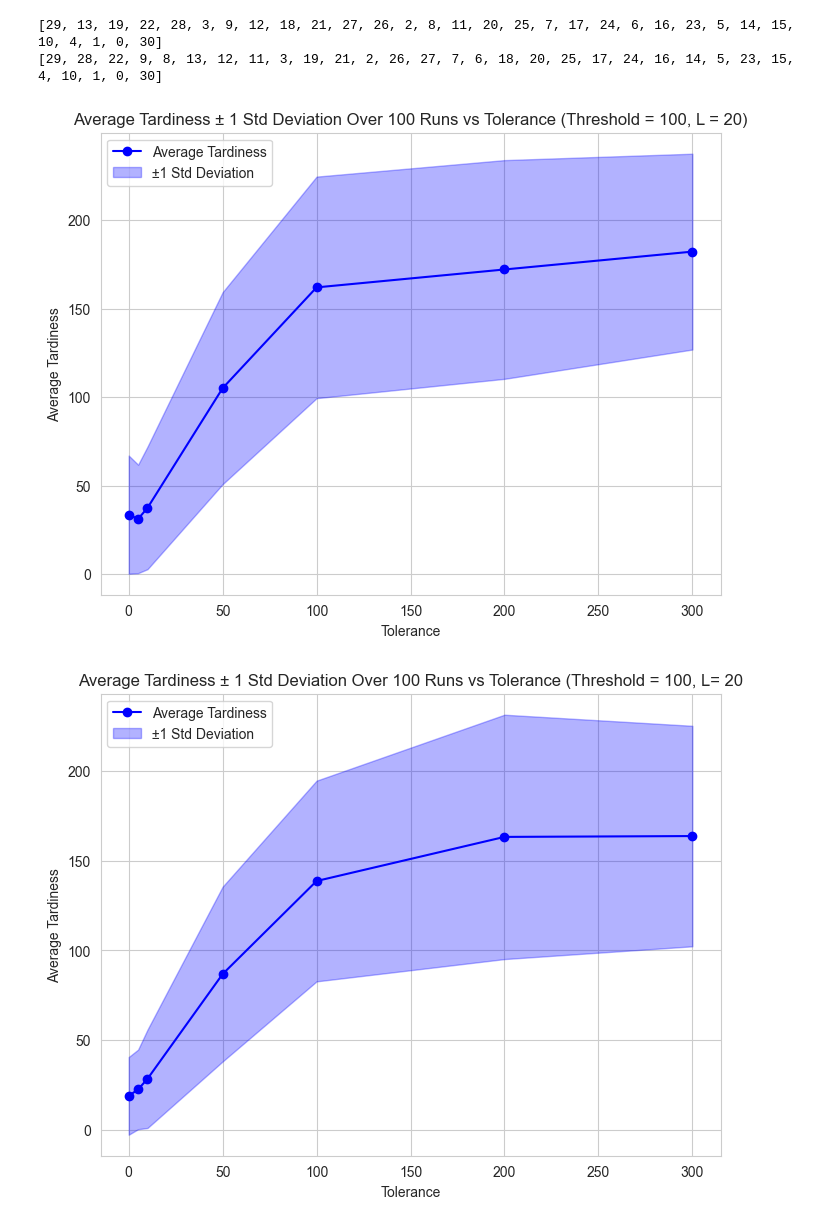
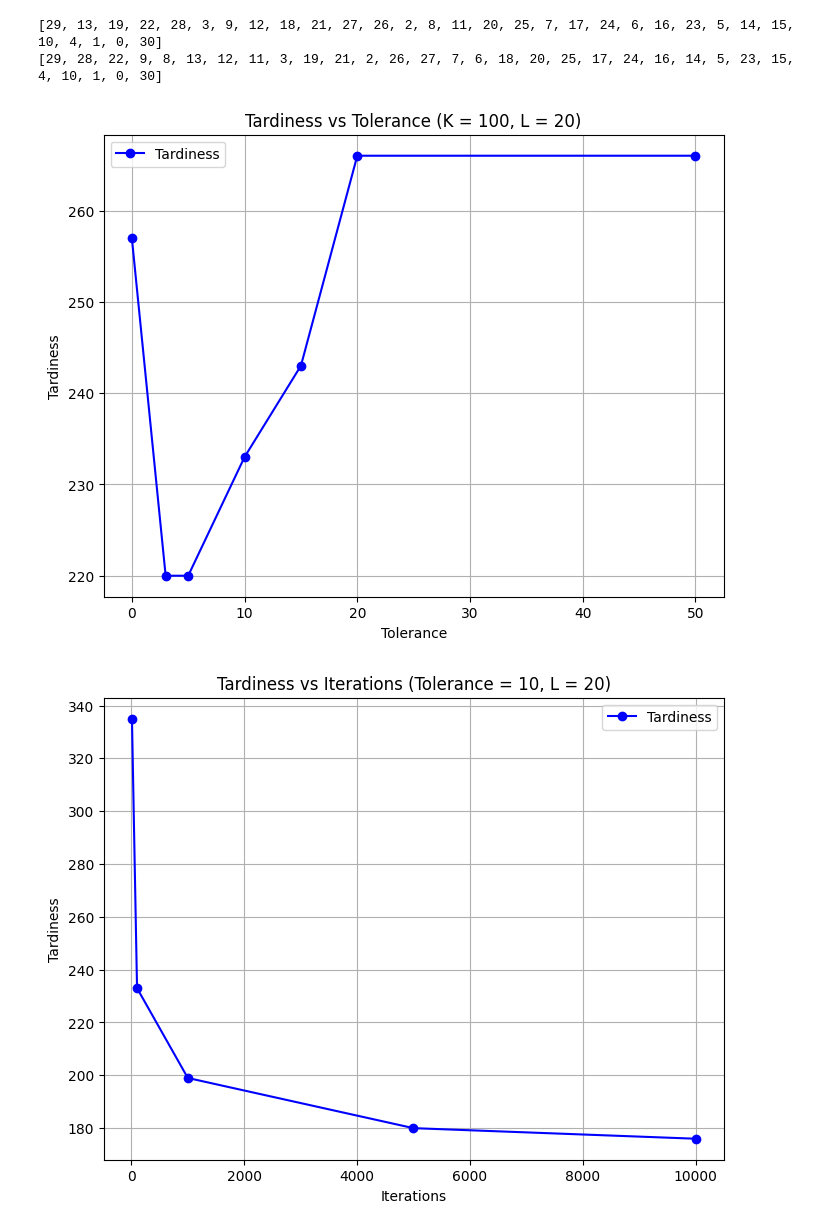
Before and after one commit to jackbrand900/scheduling_cw, a Jupyter notebook: coursework.ipynb, the cells around one changed output. Saved outputs shown, nothing was run; the diff lists cells and outputs as text; code cells hidden in the pictures.

```diff
--- a/coursework.ipynb
+++ b/coursework.ipynb
@@ -155,6 +176,5 @@ def tabu_search(dag, p, d, num_iterations=100, tolerance=10, tabu_list_length=20
 # %%
-best_schedule, best_tardiness = tabu_search(dag, p, d)
+best_schedule, best_tardiness = tabu_search(dag, p, d, num_iterations=100, verbose=False)
 print(best_tardiness)
 print(best_schedule)
-print(evaluate_tardiness(best_schedule, p, d))
 # %% [output]
@@ -168,10 +187,10 @@ print(initial_solution)
 [29, 13, 19, 22, 28, 3, 9, 12, 18, 21, 27, 26, 2, 8, 11, 20, 25, 7, 17, 24, 6, 16, 23, 5, 14, 15, 10, 4, 1, 0, 30]
 [29, 28, 22, 9, 8, 13, 12, 11, 3, 19, 21, 2, 26, 27, 7, 6, 18, 20, 25, 17, 24, 16, 14, 5, 23, 15, 4, 10, 1, 0, 30]
 # %%
-tolerances = [0, 5, 10, 50, 100, 200, 300]
+tolerances = [0, 3, 5, 10, 15, 20, 50]
 tabu_list_lengths = [5, 10, 20, 50, 100]
-num_iters = [10, 100, 1000, 5000]
-samples_to_test = 100
+num_iters = [10, 100, 1000, 5000, 10000]
+samples_to_test = 1
 # %%
 mean_tardiness_at_tolerance = []
 std_deviation_tardiness_at_tolerance = []
@@ -181,21 +200,18 @@ for tolerance in tolerances:
         _, best_tardiness = tabu_search(dag, p, d, tolerance=tolerance)
         best_outcomes.append(best_tardiness)
     mean_tardiness_at_tolerance.append(np.array(best_outcomes).mean())
-    std_deviation_tardiness_at_tolerance.append(np.array(best_outcomes).std())
 
 plt.figure(figsize=(8, 6))
-plt.plot(tolerances, mean_tardiness_at_tolerance, marker='o', color='b', label="Average Tardiness")
+plt.plot(tolerances, mean_tardiness_at_tolerance, marker='o', color='b', label="Tardiness")
 means = np.array(mean_tardiness_at_tolerance)
-stds = np.array(std_deviation_tardiness_at_tolerance)
-plt.fill_between(tolerances, means - stds, means + stds, color='blue', alpha=0.3, label="±1 Std Deviation")
 
 # Add labels and title
 plt.xlabel('Tolerance')
-plt.ylabel('Average Tardiness')
-plt.title('Average Tardiness ± 1 Std Deviation Over 100 Runs vs Tolerance (Threshold = 100, L = 20)')
+plt.ylabel('Tardiness')
+plt.title('Tardiness vs Tolerance (K = 100, L = 20)')
 
 plt.grid(True)
 plt.legend()
 plt.show()
 # %% [output]
-[figure, old version]
+[figure, new version]
@@ -202,10 +222,24 @@ plt.show()
 # %%
-for tabu_len in tabu_list_lengths:
-    _, best_tardiness = tabu_search(dag, p, d, tabu_list_length=tabu_len)
-    # TODO: plot total tardiness vs tabu list length
+mean_tardiness_at_iter = []
+std_deviation_tardiness_at_iter = []
+for iter in num_iters:
+    best_outcomes = []
+    for _ in range(samples_to_test):
+        _, best_tardiness = tabu_search(dag, p, d, num_iterations=iter)
+        best_outcomes.append(best_tardiness)
+    mean_tardiness_at_iter.append(np.array(best_outcomes).mean())
 
-for num_iter in num_iters:
-    _, best_tardiness = tabu_search(dag, p, d, num_iterations=num_iter)
-    # TODO: plot total tardiness vs num iterations
+plt.figure(figsize=(8, 6))
+plt.plot(num_iters, mean_tardiness_at_iter, marker='o', color='b', label="Tardiness")
+means = np.array(mean_tardiness_at_iter)
+
+# Add labels and title
+plt.xlabel('Iterations')
+plt.ylabel('Tardiness')
+plt.title('Tardiness vs Iterations (Tolerance = 10, L = 20)')
+
+plt.grid(True)
+plt.legend()
+plt.show()
 # %% [output]
-[figure, old version]
+[figure, new version]
```
Also changed, not shown: parts of 5 cells of this notebook.
